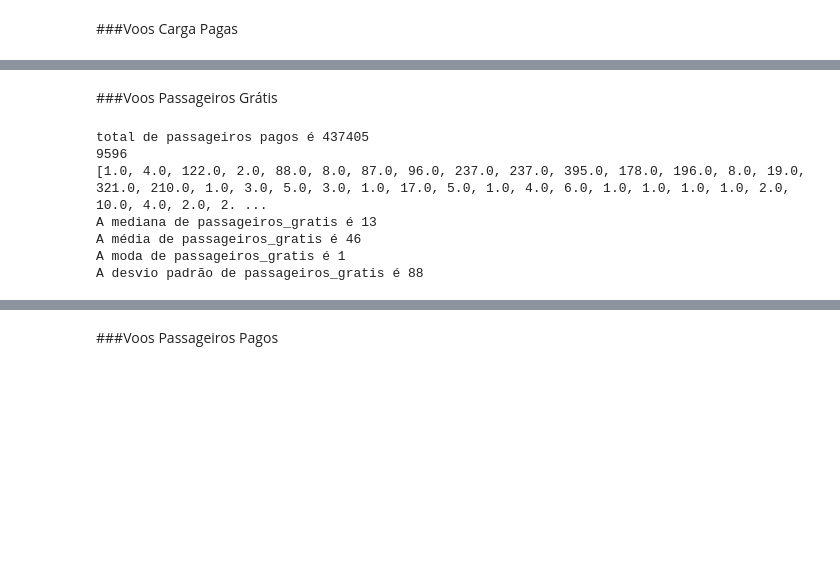
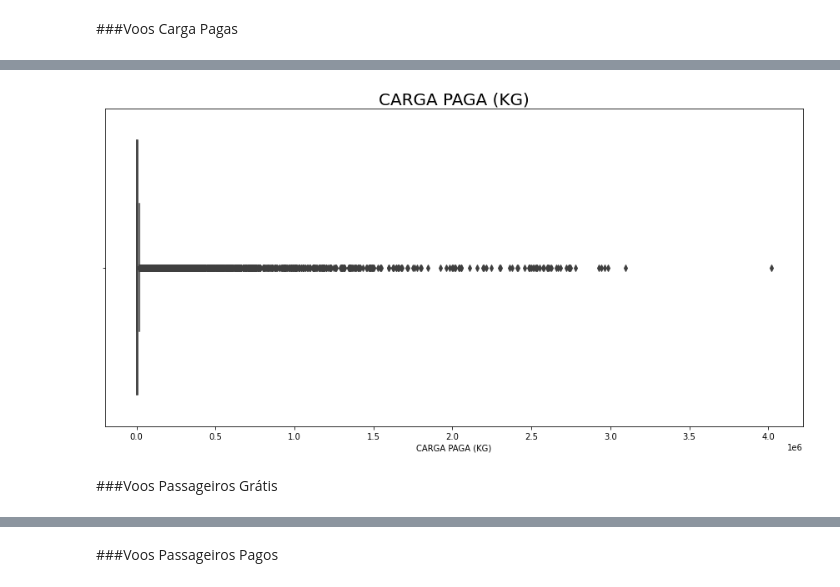
Before and after one commit to MaisaVidal/trabalho_estatistica, a Jupyter notebook: pcorrea-esilva.ipynb, the cells around one changed output, grey strips where cells are left out. Drawn from its saved outputs; the diff is of its cells as text; code cells hidden in the pictures; blank space fills up the shorter version.

```diff
--- a/pcorrea-esilva.ipynb
+++ b/pcorrea-esilva.ipynb
@@ -217,26 +250,6 @@ A desvio padrão de carga_paga é 220511KG
+# %%
+plotBox('CARGA PAGA (KG)')
+# %% [output]
+[figure, added]
 # %% [markdown]
 ###Voos Passageiros Grátis
-# %%
-_res = 0
-passageiros_gratis = []
-for x in dataset_manaus['PASSAGEIROS GRÁTIS']:
-  # i = i + 1
-  if not math.isnan(x) and x != 0.0:
-    _res = _res + x
-
-    passageiros_gratis.append(x)
-
-print(f'total de passageiros pagos é {round(_res)} \n{len(passageiros_gratis)}\n{passageiros_gratis}')
-
-print(f'A mediana de passageiros_gratis é {round(st.median(passageiros_gratis))}')
-print(f'A média de passageiros_gratis é {round(st.mean(passageiros_gratis))}')
-print(f'A moda de passageiros_gratis é {round(st.mode(passageiros_gratis))}')
-print(f'A desvio padrão de passageiros_gratis é {round(st.pstdev(passageiros_gratis))}')
-# %% [output]
-total de passageiros pagos é 437405
-9596
-[1.0, 4.0, 122.0, 2.0, 88.0, 8.0, 87.0, 96.0, 237.0, 237.0, 395.0, 178.0, 196.0, 8.0, 19.0, 321.0, 210.0, 1.0, 3.0, 5.0, 3.0, 1.0, 17.0, 5.0, 1.0, 4.0, 6.0, 1.0, 1.0, 1.0, 1.0, 2.0, 10.0, 4.0, 2.0, 2. ...
-A mediana de passageiros_gratis é 13
-A média de passageiros_gratis é 46
-A moda de passageiros_gratis é 1
-A desvio padrão de passageiros_gratis é 88
```
Also changed, not shown: parts of 24 cells of this notebook.
